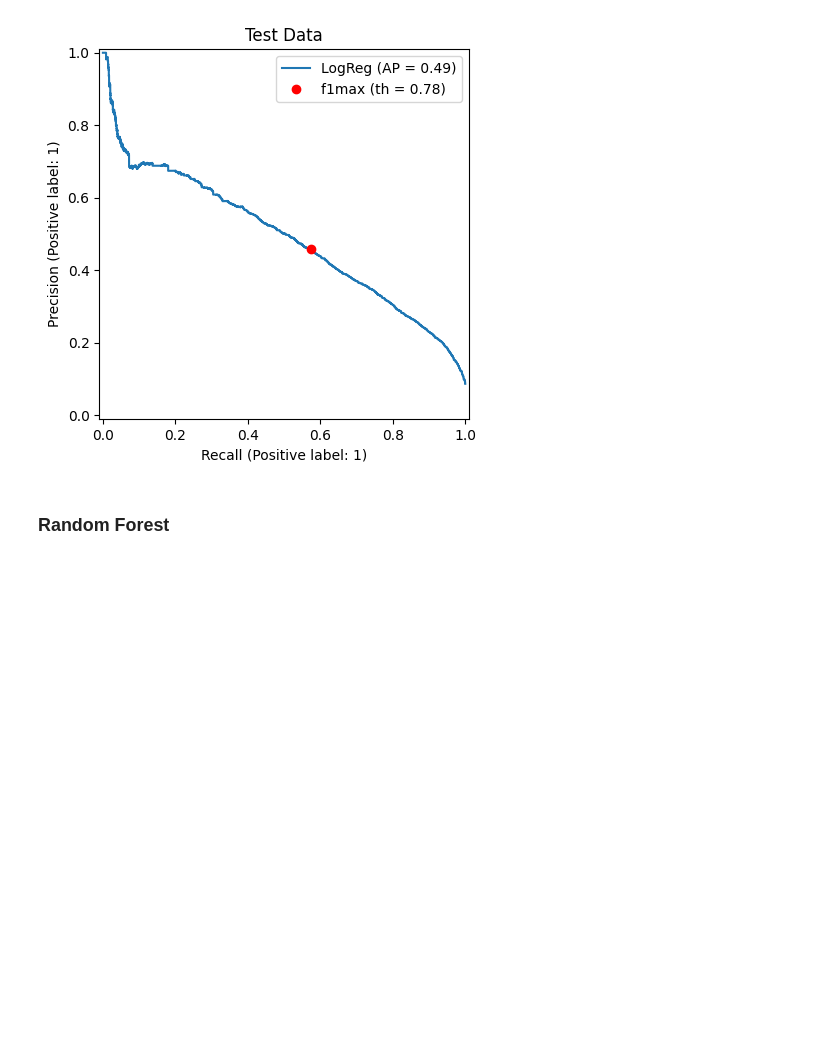
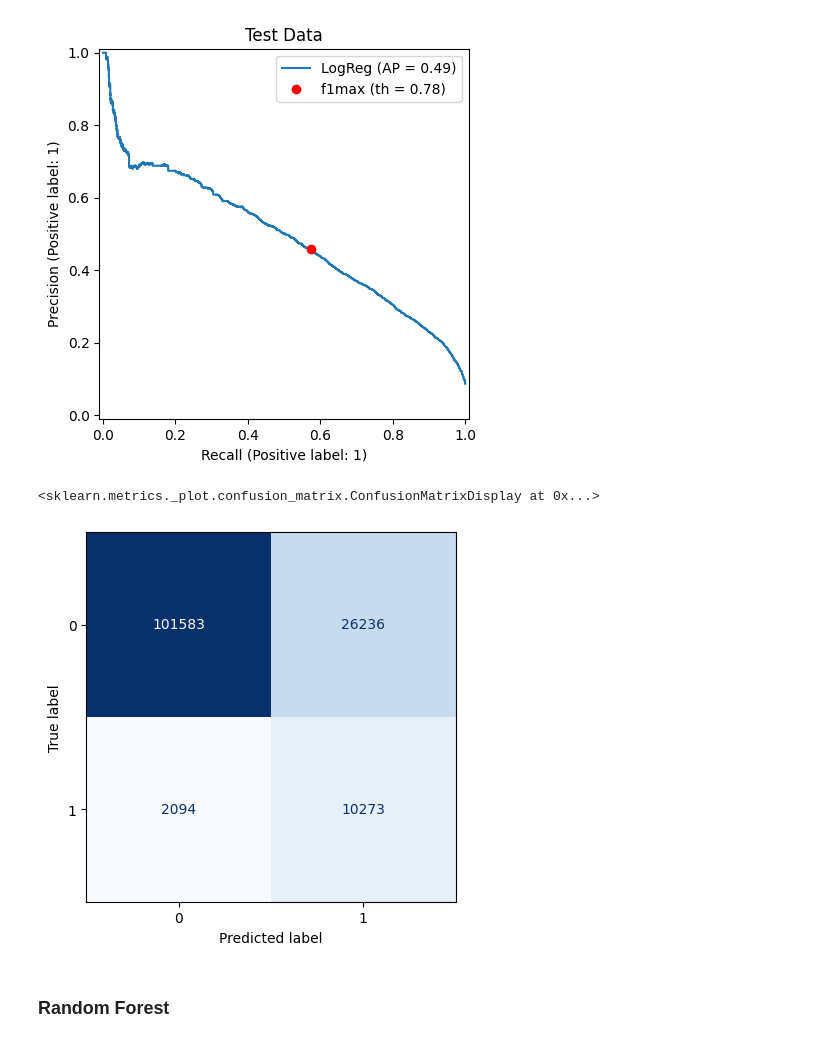
Before and after one commit to devBorbot/census_income, a Jupyter notebook: census_income.ipynb, the cells around one changed output. Drawn from its saved outputs; the diff is of its cells as text; code cells hidden in the pictures; blank space fills up the shorter version.

```diff
--- a/census_income.ipynb
+++ b/census_income.ipynb
@@ -441,0 +442,13 @@ from sklearn.metrics import precision_recall_curve, PrecisionRecallDisplay, aver
+# %%
+from sklearn.dummy import DummyClassifier
+# Stratified dummy classifier
+stratified_dummy_clf = DummyClassifier(strategy='stratified', random_state=42)
+stratified_dummy_clf.fit(X_train2, y_train0)
+stratified_dummy_pred = stratified_dummy_clf.predict(X_test2)
+
+# Print accuracy scores
+print("Accuracy (Stratified Dummy Classifier):", accuracy_score(y_test0, stratified_dummy_pred))
+
+# Print classification reports
+print("\nClassification Report (Stratified Dummy Classifier):")
+print(classification_report(y_test0, stratified_dummy_pred))
@@ -477,12 +502,17 @@ prauc: 0.49052024976506
    macro avg       0.63      0.81      0.65     71600
 weighted avg       0.92      0.80      0.84     71600
 [figure]
+# %%
+y_pred = np.where(train_res["pos_probs"] > 0.5, "1", "0")
 # %%
-# disp = ConfusionMatrixDisplay(
-#     confusion_matrix=confusion_matrix(y_train0, y_pred, labels=model.classes_),
-#     display_labels=model.classes_
-# )
-# disp.plot(cmap="Blues", values_format="", colorbar=False)
+disp = ConfusionMatrixDisplay(
+    confusion_matrix=confusion_matrix(y_train0, y_pred, labels=model.classes_),
+    display_labels=model.classes_
+)
+disp.plot(cmap="Blues", values_format="", colorbar=False)
+# %% [output]
+<sklearn.metrics._plot.confusion_matrix.ConfusionMatrixDisplay at 0x...>
+[figure, added]
 # %% [markdown]
 ### Random Forest
 # %%
```
Also changed, not shown: parts of 2 cells of this notebook.
